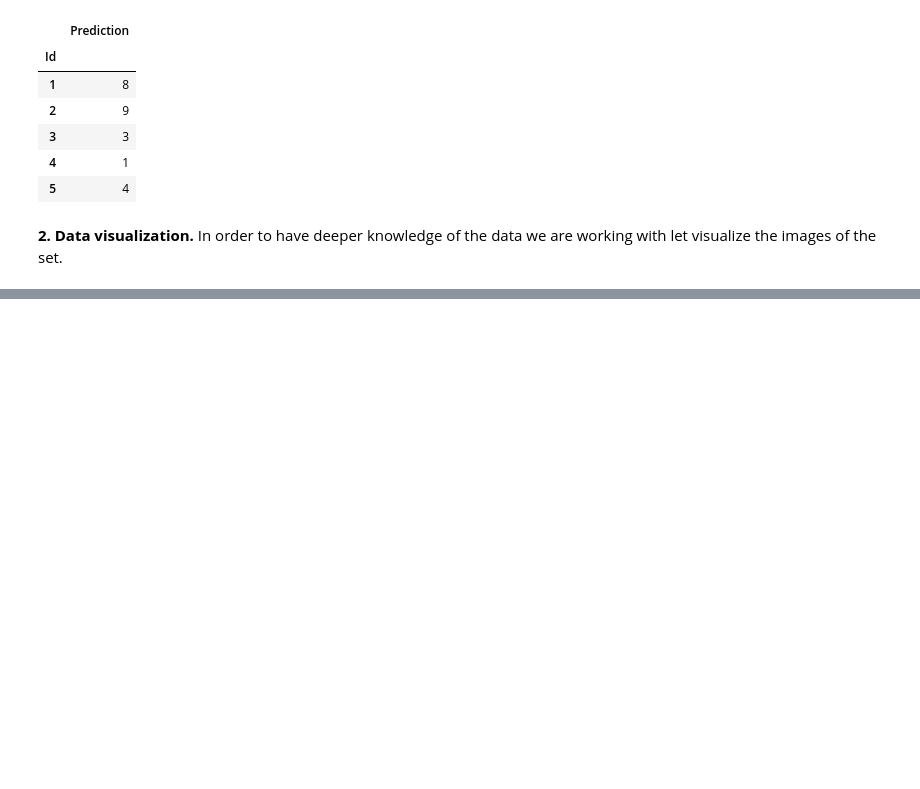
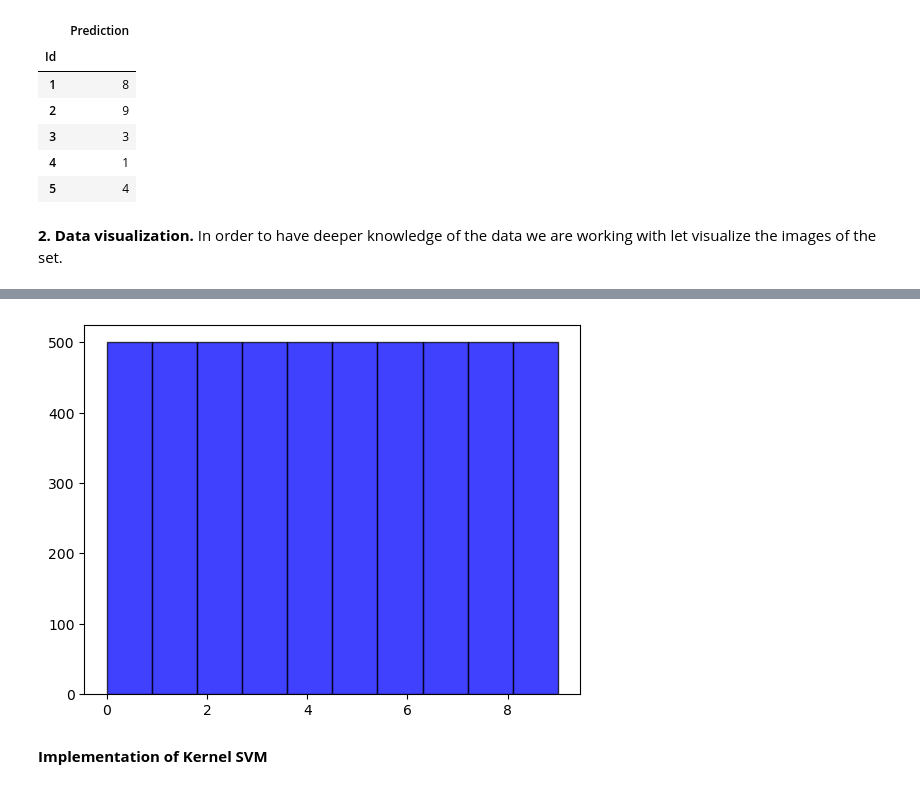
Before and after one commit to jlopetegui98/KernelMethods_DataChallenge, a Jupyter notebook: main.ipynb, the cells around one changed output, grey strips where cells are left out. Cells and saved outputs as stored; diff of their text form; code cells hidden in the pictures; blank space fills up the shorter version.

```diff
--- a/main.ipynb
+++ b/main.ipynb
@@ -131,0 +157,8 @@ for i in range(10,20):
+# %%
+#Visualize the distribution of the labels
+plt.hist(Ytr, bins=10, alpha=0.75, color='blue', edgecolor='black')
+plt.show()
+# %% [output]
+[figure, added]
+# %% [markdown]
+**Implementation of Kernel SVM**
```
Also changed, not shown: parts of 35 cells of this notebook.
